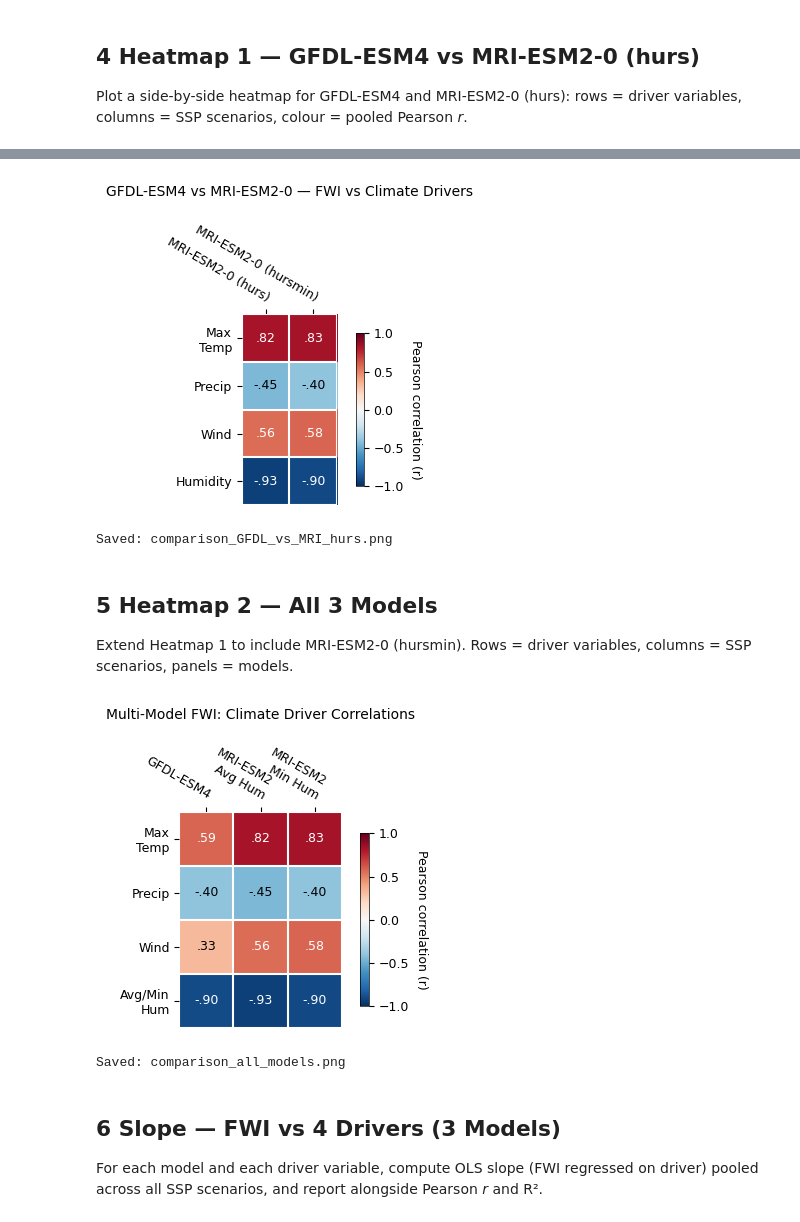
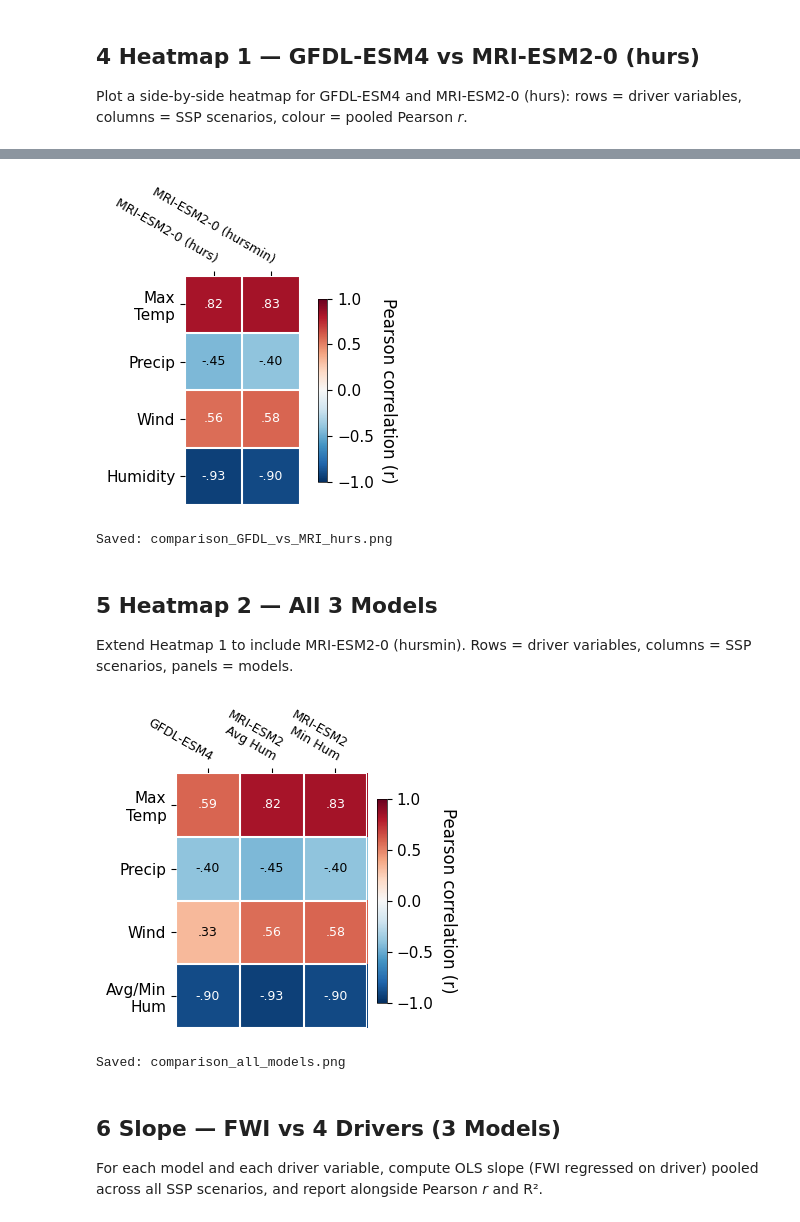
Before and after one commit to Thunthita/ClimateChangeonWildfire, a Jupyter notebook: new/src/All/Model_Comparison_Heatmap.ipynb, the cells around one changed output, grey strips where cells are left out. Saved outputs shown, nothing was run; the diff lists cells and outputs as text; code cells hidden in the pictures.

```diff
--- a/new/src/All/Model_Comparison_Heatmap.ipynb
+++ b/new/src/All/Model_Comparison_Heatmap.ipynb
@@ -86,13 +86,13 @@ def heatmap(data, row_labels, col_labels, ax=None, cbar_kw=None, cbarlabel="", *
         cbar_kw = {}
     im   = ax.imshow(data, **kwargs)
     cbar = ax.figure.colorbar(im, ax=ax, **cbar_kw)
-    cbar.ax.set_ylabel(cbarlabel, rotation=-90, va="bottom", fontsize=9)
-    cbar.ax.tick_params(labelsize=9)
+    cbar.ax.set_ylabel(cbarlabel, rotation=-90, va="bottom", fontsize=11)
+    cbar.ax.tick_params(labelsize=11)
     cbar.outline.set_linewidth(0.5)
     ax.set_xticks(np.arange(len(col_labels)))
     ax.set_yticks(np.arange(len(row_labels)))
     ax.set_xticklabels(col_labels, fontsize=9)
-    ax.set_yticklabels(row_labels,  fontsize=9)
+    ax.set_yticklabels(row_labels,  fontsize=11)
     ax.tick_params(top=True, bottom=False, labeltop=True, labelbottom=False)
     plt.setp(ax.get_xticklabels(), rotation=-30, ha="right", rotation_mode="anchor")
     for spine in ax.spines.values():
@@ -183,9 +183,9 @@ def plot_model_comparison_heatmap(
                      size=9, threshold=0.5,
                      textcolors=("black", "white"))
 
-    ax.set_title(title, pad=20, fontsize=10)
+    # ax.set_title(title, pad=20, fontsize=10)
     plt.tight_layout()
-    plt.savefig(filename, dpi=300, bbox_inches="tight")
+    plt.savefig(filename, dpi=1000, bbox_inches="tight")
     plt.show()
     print(f"Saved: {filename}")
 # %% [markdown]
@@ -220,7 +220,7 @@ plot_model_comparison_heatmap(
     hum_label   = "Humidity",
 )
 # %% [output]
-[figure, old version]
+[figure, new version]
 Saved: comparison_GFDL_vs_MRI_hurs.png
 # %% [markdown]
 ## 5  Heatmap 2 — All 3 Models
@@ -229,19 +229,19 @@ Extend Heatmap 1 to include MRI-ESM2-0 (hursmin). Rows = driver variables, colum
 # %%
 # ── Heatmap 2: All 3 models ───────────────────────────────────────────────────
 # Uses all available scenarios per model (missing files are skipped automatically)
 ALL_SCENARIOS = ["historical", "ssp119", "ssp126", "ssp245", "ssp370",
                  "ssp434", "ssp460", "ssp534", "ssp585"]
 
 plot_model_comparison_heatmap(
     model_names = ["GFDL-ESM4", "MRI-ESM2\nAvg Hum", "MRI-ESM2\nMin Hum"],
     scenarios   = ALL_SCENARIOS,
     title       = "Multi-Model FWI: Climate Driver Correlations",
     filename    = "comparison_all_models.png",
     hum_label   = "Avg/Min\nHum",
-    figsize     = (5.51, 3.5),
+    figsize=(3.543, 3.5),
 )
 # %% [output]
-[figure, old version]
+[figure, new version]
 Saved: comparison_all_models.png
 # %% [markdown]
 ## 6  Slope — FWI vs 4 Drivers (3 Models)
```
Also changed, not shown: parts of 2 cells of this notebook, 19 other files.
